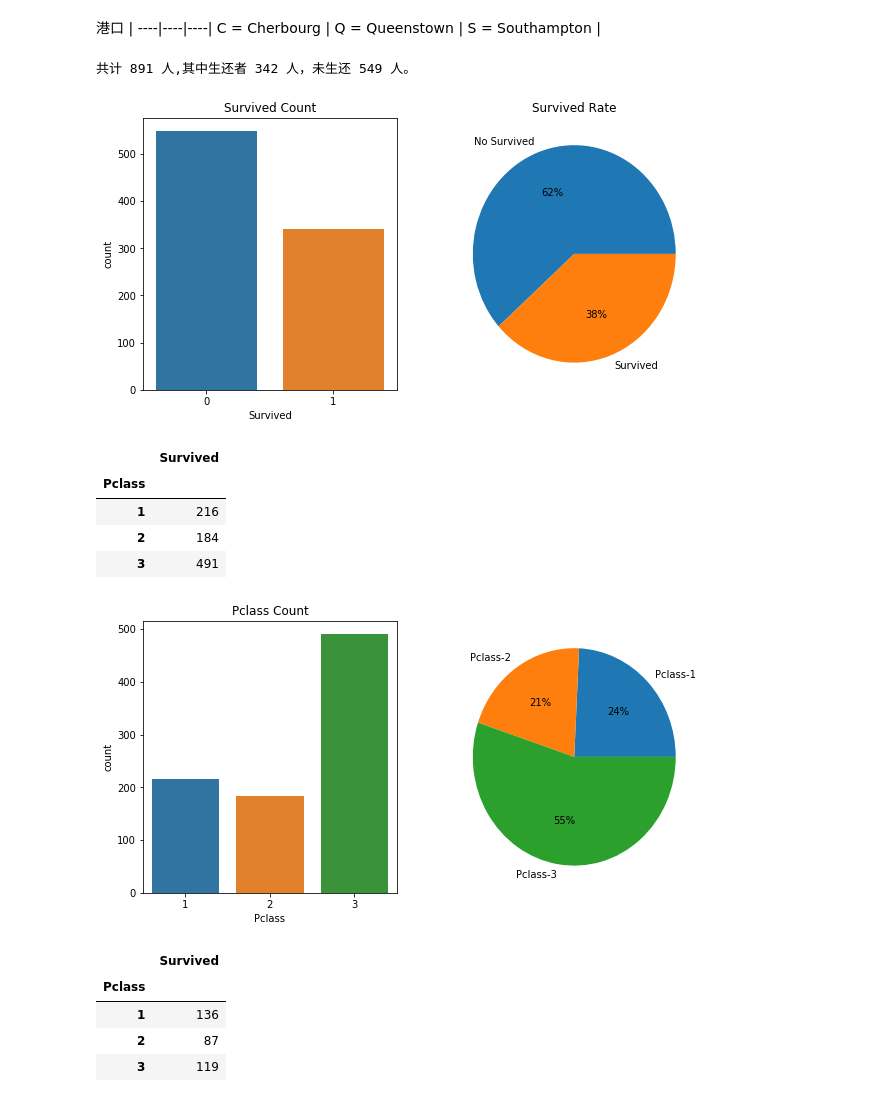
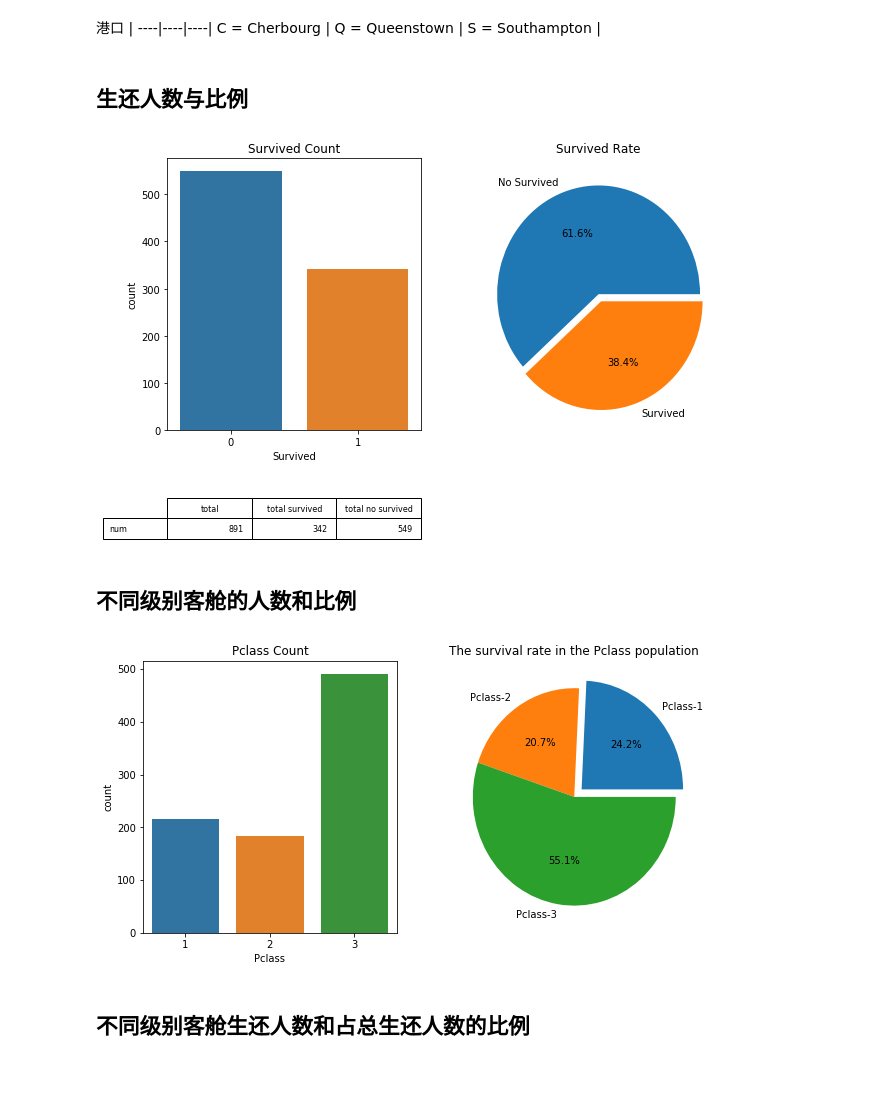
Before and after one commit to coolqidedd/linear_algebra, a Jupyter notebook: example/tianic_search.ipynb, the cells around one changed output. Drawn from its saved outputs; the diff is of its cells as text; code cells hidden in the pictures; blank space fills up the shorter version.

```diff
--- a/example/tianic_search.ipynb
+++ b/example/tianic_search.ipynb
@@ -46,58 +48,66 @@ C = Cherbourg | Q = Queenstown | S = Southampton |
-# %%
-#xxx人当中，共多少人生还？
-total_num = len(original_data);
-total_survived_num = original_data['Survived'].sum()
-total_no_survived_num = total_num - total_survived_num
-print "共计 %s 人,其中生还者 %d 人，未生还 %d 人。" % (total_num,total_survived_num,total_no_survived_num)
-# %% [output]
-共计 891 人,其中生还者 342 人，未生还 549 人。
+# %% [markdown]
+## 生还人数与比例
 # %%
+#总人数
+total_num = len(original_data);
+#总生还人数
+total_survived_num = original_data['Survived'].sum()
+#总未生还人数
+total_no_survived_num = total_num - total_survived_num
+
 # 图表
 plt.figure(figsize = (10,5))
 plt.subplot(121)
+# 柱状图
 sns.countplot(x='Survived', data=original_data)
+#table
+table_vals = [[total_num,total_survived_num,total_no_survived_num]]
+col_labels = ['total','total survived','total no survived']
+row_labels = ['num']
+table=plt.table(cellText=table_vals,
+      rowLabels=row_labels,
+      colLabels=col_labels,colWidths=[0.1]*3,
+      loc='bottom',bbox=[0, -0.4, 1, 0.15])
+table.set_fontsize(24)
+table.scale(10, 10)
+
 plt.title('Survived Count')
 
 plt.subplot(122)
-plt.pie([total_no_survived_num, total_survived_num],labels=['No Survived','Survived'],autopct='%1.0f%%')
+explode = (0,0.07)
+plt.pie([total_no_survived_num, total_survived_num],labels=['No Survived','Survived'],explode= explode,autopct='%1.1f%%')
 plt.title('Survived Rate')
 
 plt.show()
 # %% [output]
-[figure, old version]
+[figure, new version]
-# %%
-# 不同级别客舱的人数和比例
-original_data[['Pclass','Survived']].groupby(['Pclass']).count()
-# %% [output]
-|  | Survived |
-| Pclass |  |
-| 1 | 216 |
-| 2 | 184 |
-| 3 | 491 |
+# %% [markdown]
+## 不同级别客舱的人数和比例
 # %%
-
+# 不同级别客舱的人数和比例
 
 # 图表
-plt.figure(figsize= (10 ,5))
+plt.figure(figsize= (10,5))
 plt.subplot(121)
+#柱状图
 sns.countplot(x='Pclass', data=original_data)
 plt.title('Pclass Count')
 
 plt.subplot(122)
-plt.pie(original_data[['Pclass','Survived']].groupby(['Pclass']).count(),\
-        labels=['Pclass-1','Pclass-2','Pclass-3'],autopct='%1.0f%%')
+explode = (0.1,0,0)
+# 不同级别客舱的人数和比例
+survived_pclass_rate = original_data[['Pclass','Survived']].groupby(['Pclass']).count();
+plt.pie(survived_pclass_rate,explode=explode,
+        labels=['Pclass-1','Pclass-2','Pclass-3'],autopct='%1.1f%%')
+plt.title('The survival rate in the Pclass population')
+
+# plt.subplot(133)
+#plt.pie(original_data[['Pclass','Survived']].groupby(['Pclass']).count(),\
+#        labels=['Pclass-1','Pclass-2','Pclass-3'])
 
 plt.show()
 # %% [output]
-[figure, old version]
+[figure, new version]
-# %%
-# 不同级别客舱生还人数和占总生还人数的比例
-survived_df = original_data[original_data[ 'Survived'] == 1 ]
-survived_df[['Pclass','Survived']].groupby(['Pclass']).sum()
-# %% [output]
-|  | Survived |
-| Pclass |  |
-| 1 | 136 |
-| 2 | 87 |
-| 3 | 119 |
+# %% [markdown]
+## 不同级别客舱生还人数和占总生还人数的比例
 # %%
```
Also changed, not shown: parts of 10 cells of this notebook, 2 other files.
